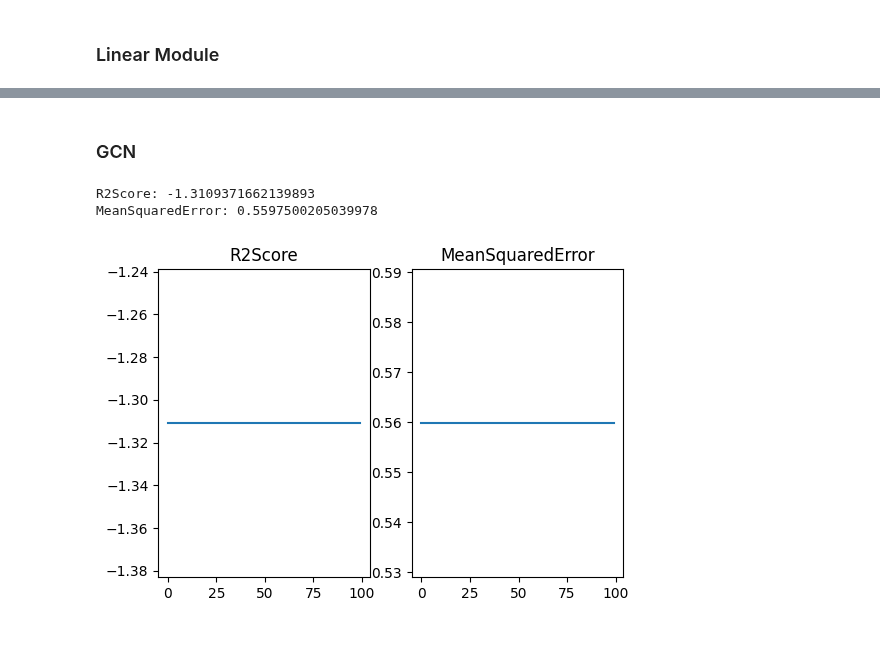
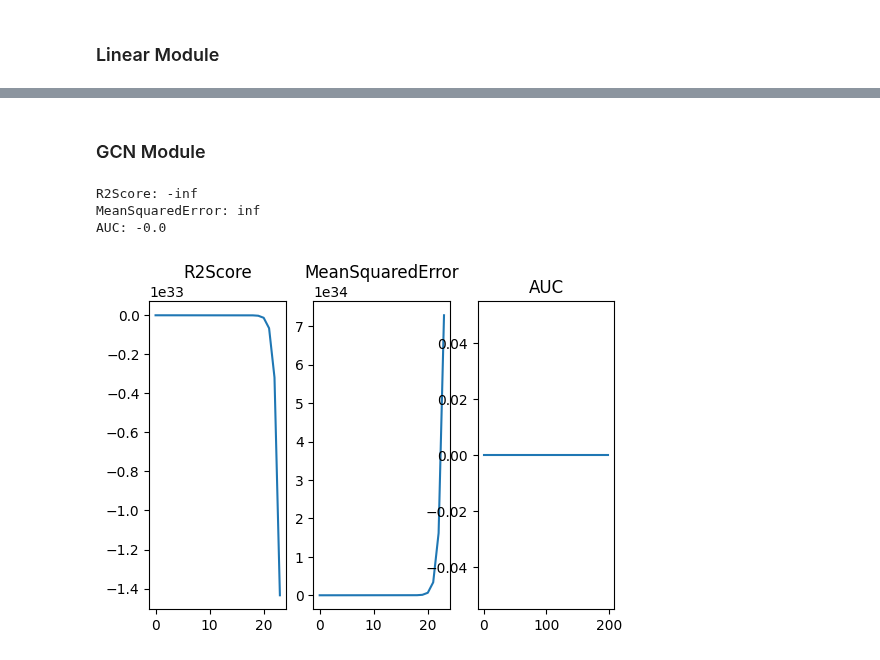
Before and after one commit to JasaZnidar/Predvidenje-zmagovalca-vaterpolo, a Jupyter notebook: Diplomska_naloga.ipynb, the cells around one changed output, grey strips where cells are left out. Cells and saved outputs as stored; diff of their text form; code cells hidden in the pictures.

```diff
--- a/Diplomska_naloga.ipynb
+++ b/Diplomska_naloga.ipynb
@@ -559,8 +682,0 @@ metapath = [('team_in_match', 'played_rev', 'player_in_match'), ('player_in_matc
-# %%
-class Classifier(torch.nn.Module):
-    def forward(self, x_match: torch.Tensor, edge_label_index: torch.Tensor) -> torch.Tensor:
-        # Convert node embeddings to edge-level representations:
-        edge_feat_winner = x_match[edge_label_index[0]]
-        edge_feat_loser = x_match[edge_label_index[1]]
-        # Apply dot-product to get a prediction per supervision edge:
-        return (edge_feat_winner * edge_feat_loser).sum(dim=-1)
@@ -872,0 +942,24 @@ class heteroGAT(torch.nn.Module):
+# %%
+class GCN(torch.nn.Module):
+  def __init__(self, in_channels, hidden_channels, out_channels, layers=2, device='cpu'):
+    super().__init__()
+    self.device = device
+
+    self.emb = Embedding(metapath).to(self.device)
+
+    self.gcn = gcn(in_channels, hidden_channels, out_channels, layers, device).to(self.device)
+
+    self.classifier = Classifier(out_channels*2).to(self.device)
+
+  def forward(self, data: HeteroData):
+    data = data.to(self.device)
+
+    x = self.emb('team_in_match')
+
+    x = self.gcn(x, data["team_in_match", "result", "team_in_match"].edge_index)
+
+    x = self.classifier(x, x, data["team_in_match", "result", "team_in_match"].edge_index)
+
+    x = torch.reshape(x, (1, -1))
+
+    return x
@@ -910,11 +1104,12 @@ for epoch in range(epochs):
       hetero_train_data['team_in_match', 'result', 'team_in_match'].edge_index
   ).T.to(device)
   ground_truth = hetero_train_data['team_in_match', 'result', 'team_in_match'].edge_attr.to(device)
-  loss = torch.nn.functional.binary_cross_entropy_with_logits(pred, ground_truth)
+  loss = crit(pred, ground_truth)
   loss.backward()
   optimizer.step()
 
   # validate
+  basic.eval()
   pred = basic(
       hetero_val_data['team_in_match'].x,
       hetero_val_data['team_in_match', 'result', 'team_in_match'].edge_index
@@ -979,38 +1175,38 @@ MeanSquaredError: 1.007746934890747
 # %% [markdown]
-### GCN
+### GCN Module
 # %%
-GCNModule = heteroGCN(hetero_train_data['team_in_match'].x.shape[1], 20, 10, layers=3, device=device)
+GCNModule = GCN(embedding_size, hidden_size, out_size, layers=layers, device=device)
 gcnData = []
 
 optimizer = torch.optim.Adam(GCNModule.parameters(), lr=lr)
 
-#gcnLoader = generateHeteroLoader(hetero_train_data)
-#batches = [batch for batch in gcnLoader]
-
 for epoch in range(epochs):
   total_loss = total_examples = 0
+  GCNModule.train()
   optimizer.zero_grad()
 
   pred = GCNModule(hetero_train_data).to(device)
   ground_truth = hetero_train_data["team_in_match", "result", "team_in_match"].edge_attr.to(device)
-  loss = torch.nn.functional.binary_cross_entropy_with_logits(pred, ground_truth)
+  loss = crit(pred, ground_truth)
   loss.backward()
   optimizer.step()
 
   # validate
+  GCNModule.eval()
   pred = GCNModule(hetero_val_data).to(device)
   ground_truth = hetero_val_data["team_in_match", "result", "team_in_match"].edge_attr.to(device)
 
   gcnMetric = Metrics(device)
   gcnMetric.update(pred.T, ground_truth.T)
   compute = gcnMetric.compute()
   gcnData.append(compute)
 
 for key in compute:
   print(f"{key}: {compute[key]}")
 
 drawData(gcnData)
 # %% [output]
-R2Score: -1.3109371662139893
-MeanSquaredError: 0.5597500205039978
+R2Score: -inf
+MeanSquaredError: inf
+AUC: -0.0
-[figure, old version]
+[figure, new version]
```
Also changed, not shown: parts of 83 cells of this notebook.
